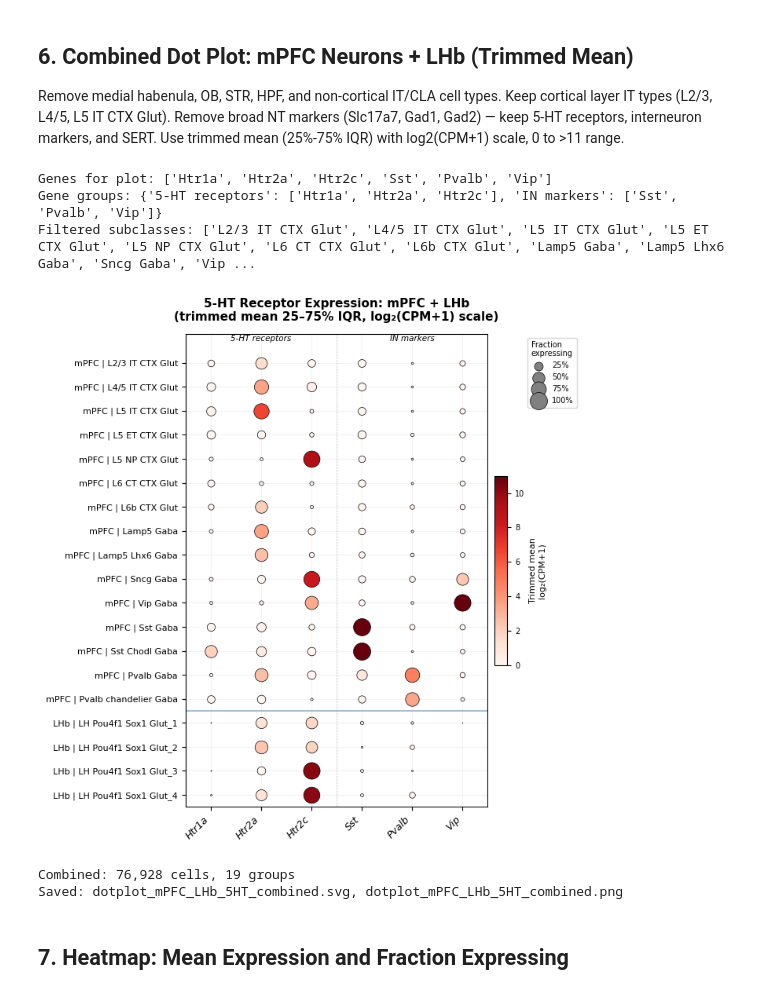
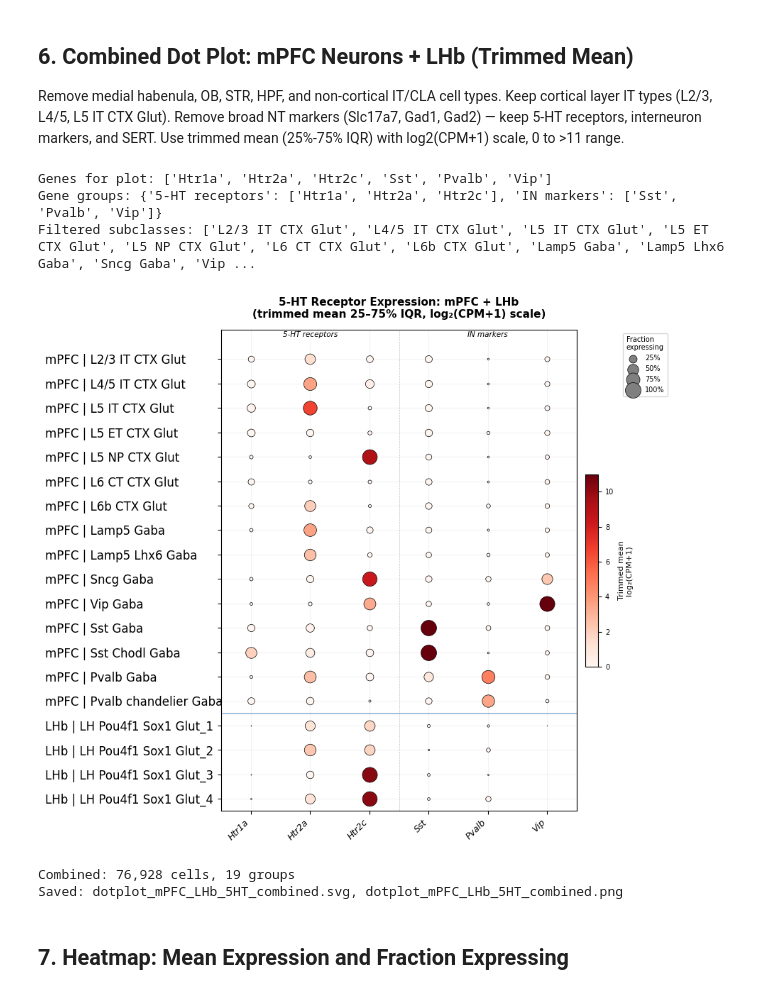
Before and after one commit to akaye/abc_atlas_access, a Jupyter notebook: notebooks/single_cell_dotplot_5HT_mPFC_LHb.ipynb, the cells around one changed output. Drawn from its saved outputs; the diff is of its cells as text; code cells hidden in the pictures.

```diff
--- a/notebooks/single_cell_dotplot_5HT_mPFC_LHb.ipynb
+++ b/notebooks/single_cell_dotplot_5HT_mPFC_LHb.ipynb
@@ -376,7 +376,7 @@ grp_frac = pd.DataFrame(frac_rows, index=sorted_groups)
 n_grp = len(sorted_groups)
 n_genes = len(plot_genes)
 
-fig, ax = plt.subplots(figsize=(7, max(5, n_grp * 0.38)))
+fig, ax = plt.subplots(figsize=(9, max(5, n_grp * 0.42)))
 
 # Color: trimmed mean on log2(CPM+1) scale, 0 to 11
 vmin, vmax = 0, 11
@@ -414,38 +414,40 @@ if mpfc_count < n_grp:
 ax.set_xticks(range(n_genes))
 ax.set_xticklabels(plot_genes, rotation=45, ha='right', fontsize=9, fontstyle='italic')
 ax.set_yticks(range(n_grp))
-ax.set_yticklabels(reversed(sorted_groups), fontsize=8)
+ax.set_yticklabels(reversed(sorted_groups), fontsize=12, ha='left')
+# Shift y-tick labels left to align them
+ax.tick_params(axis='y', pad=175)
 ax.set_xlim(-0.5, n_genes - 0.5)
 ax.set_ylim(-0.5, n_grp + 0.2)
 ax.grid(True, alpha=0.15)
 
 # Colorbar
 sm = plt.cm.ScalarMappable(cmap=cmap, norm=norm)
 sm.set_array([])
 cbar = plt.colorbar(sm, ax=ax, shrink=0.4, pad=0.02, aspect=15)
 cbar.set_label('Trimmed mean\nlog₂(CPM+1)', fontsize=8)
 cbar.ax.tick_params(labelsize=7)
 
 # Size legend
 for frac_val in [0.25, 0.5, 0.75, 1.0]:
     ax.scatter([], [], s=frac_val * max_dot, c='gray', edgecolors='black',
               linewidths=0.5, label=f'{frac_val:.0%}')
 ax.legend(title='Fraction\nexpressing', loc='upper left', bbox_to_anchor=(1.12, 1.0),
          frameon=True, fontsize=7, title_fontsize=7)
 
 ax.set_title('5-HT Receptor Expression: mPFC + LHb\n(trimmed mean 25–75% IQR, log₂(CPM+1) scale)',
             fontweight='bold', fontsize=11, pad=12)
 plt.tight_layout()
 plt.savefig('dotplot_mPFC_LHb_5HT_combined.svg', bbox_inches='tight')
 plt.savefig('dotplot_mPFC_LHb_5HT_combined.png', dpi=150, bbox_inches='tight')
 plt.show()
 print(f'Combined: {mask_valid.sum():,} cells, {n_grp} groups')
 print('Saved: dotplot_mPFC_LHb_5HT_combined.svg, dotplot_mPFC_LHb_5HT_combined.png')
 # %% [output]
 Genes for plot: ['Htr1a', 'Htr2a', 'Htr2c', 'Sst', 'Pvalb', 'Vip']
 Gene groups: {'5-HT receptors': ['Htr1a', 'Htr2a', 'Htr2c'], 'IN markers': ['Sst', 'Pvalb', 'Vip']}
 Filtered subclasses: ['L2/3 IT CTX Glut', 'L4/5 IT CTX Glut', 'L5 IT CTX Glut', 'L5 ET CTX Glut', 'L5 NP CTX Glut', 'L6 CT CTX Glut', 'L6b CTX Glut', 'Lamp5 Gaba', 'Lamp5 Lhx6 Gaba', 'Sncg Gaba', 'Vip ...
-[figure, old version]
+[figure, new version]
 Combined: 76,928 cells, 19 groups
 Saved: dotplot_mPFC_LHb_5HT_combined.svg, dotplot_mPFC_LHb_5HT_combined.png
 # %% [markdown]
```
Also changed, not shown: 4 other files.
